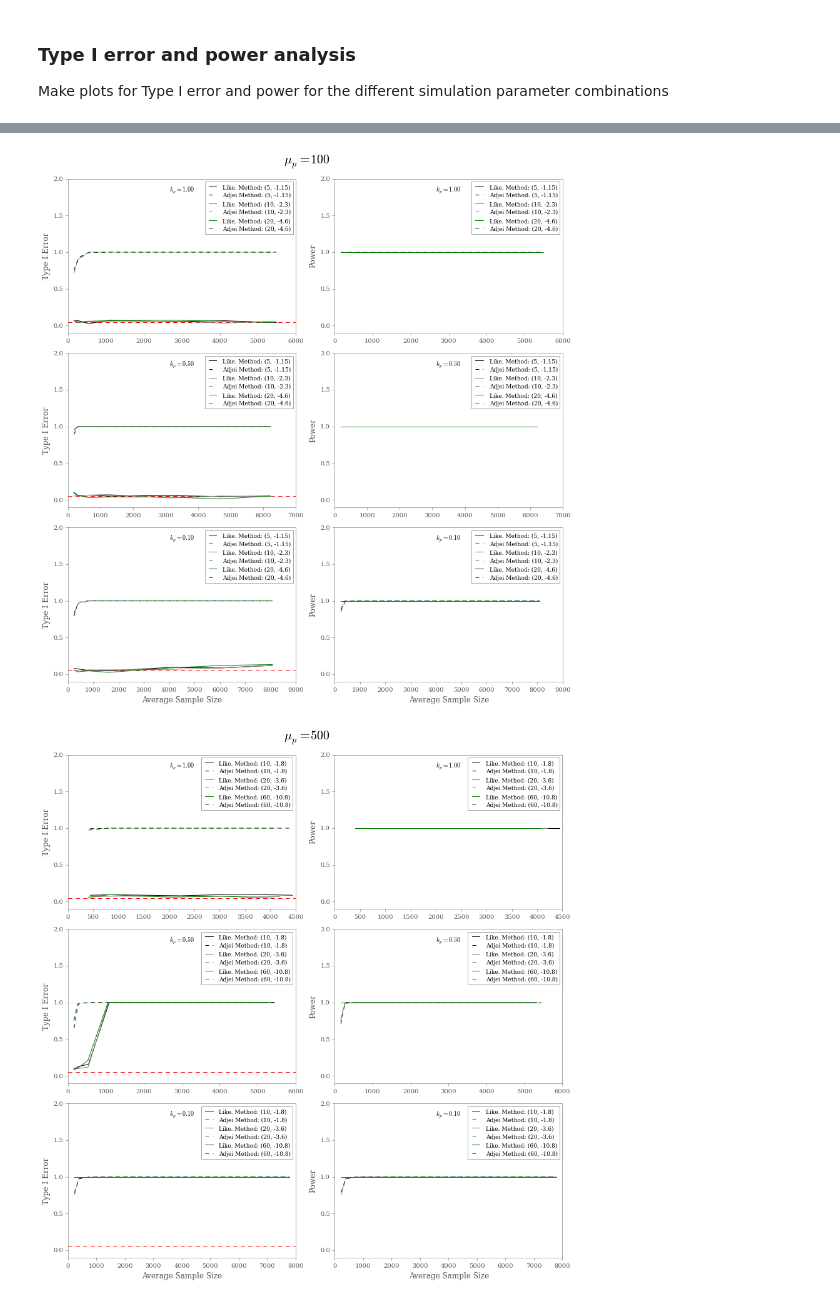
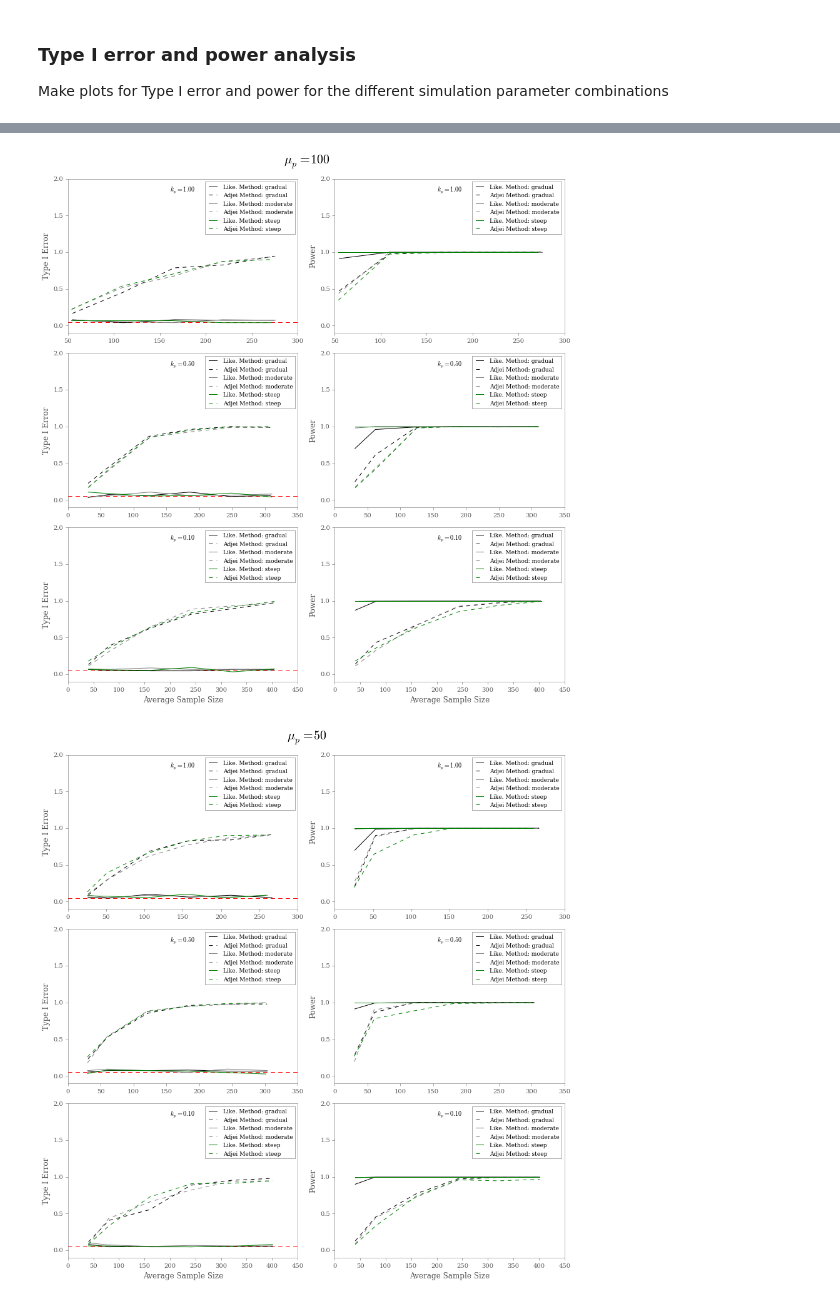
Before and after one commit to mqwilber/parasite_mortality, a Jupyter notebook: code/manuscript_plots.ipynb, the cells around one changed output, grey strips where cells are left out. Cells and saved outputs as stored; diff of their text form; code cells hidden in the pictures.

Commit message:
Made plots for different simulation tests

```diff
--- a/code/manuscript_plots.ipynb
+++ b/code/manuscript_plots.ipynb
@@ -29,11 +31,13 @@ Make plots for the manuscript simulations and the parameter LD50
 # Make plots for simulations and LDt0
 param = "ld50"
 
-mups = [10, 100, 500]
+mups = [10, 100, 50]
 ld50_vec = [[(5, -2.5), (10, -5), (20, -10)],
             [(5, -1.15), (10, -2.3), (20, -4.6)],
-            [(10, -1.8), (20, -3.6), (60, -10.8)]]
+            [(5, -1.4), (10, -2.8), (20, -5.6)]]
 ks = [1, 0.5, .1]
+ld50_descrip = ["gradual", "moderate", "steep"]
+
 colors = ["black", "grey", "green"]
 
 
@@ -74,8 +78,8 @@ for l, mup in enumerate(mups):
             adj_res = pd.DataFrame(zip(samp_adj, bias_adj, prec_adj), columns=["N", "b", "p"])
             adj_res.sort("N", inplace=True)
 
-            like_label = "Like. Method: " + str(ld50)
-            adjei_label = "Adjei Method: " + str(ld50)
+            like_label = "Like. Method: " + str(ld50_descrip[j])
+            adjei_label = "Adjei Method: " + str(ld50_descrip[j])
             bias_ax[i].plot(like_res.N, like_res.b, color=colors[j], label=like_label)
             bias_ax[i].plot(adj_res.N, adj_res.b, '--', color=colors[j], label=adjei_label)
             bias_ax[i].set_ylim(-0.1, 1)
@@ -112,12 +116,13 @@ Make plots of the simulations and the parameter $a$
 # Make
 param = "a"
 
-mups = [10, 100, 500]
+mups = [10, 100, 50]
 ld50_vec = [[(5, -2.5), (10, -5), (20, -10)],
             [(5, -1.15), (10, -2.3), (20, -4.6)],
-            [(10, -1.8), (20, -3.6), (60, -10.8)]]
+            [(5, -1.4), (10, -2.8), (20, -5.6)]]
 ks = [1, 0.5, .1]
 colors = ["black", "grey", "green"]
+ld50_descrip = ["gradual", "moderate", "steep"]
 
 
 for l, mup in enumerate(mups):
@@ -157,8 +162,8 @@ for l, mup in enumerate(mups):
             adj_res = pd.DataFrame(zip(samp_adj, bias_adj, prec_adj), columns=["N", "b", "p"])
             adj_res.sort("N", inplace=True)
 
-            like_label = "Like. Method: " + str(ld50)
-            adjei_label = "Adjei Method: " + str(ld50)
+            like_label = "Like. Method: " + str(ld50_descrip[j])
+            adjei_label = "Adjei Method: " + str(ld50_descrip[j])
             bias_ax[i].plot(like_res.N, like_res.b, color=colors[j], label=like_label)
             bias_ax[i].plot(adj_res.N, adj_res.b, '--', color=colors[j], label=adjei_label)
             bias_ax[i].set_ylim(-0.1, 1)
@@ -196,14 +205,16 @@ dat = pd.read_pickle("../results/typeIandII_analysis_results.pkl")
 # Make
 param = "p"
 
-mups = [10, 100, 500]
+mups = [10, 100, 50]
 ld50_vec = [[(5, -2.5), (10, -5), (20, -10)],
             [(5, -1.15), (10, -2.3), (20, -4.6)],
-            [(10, -1.8), (20, -3.6), (60, -10.8)]]
+            [(5, -1.4), (10, -2.8), (20, -5.6)]]
 ks = [1, 0.5, .1]
 colors = ["black", "grey", "green"]
+ld50_descrip = ["gradual", "moderate", "steep"]
 
 
+samps = [50, 100, 200, 300, 400, 500]
 for l, mup in enumerate(mups):
 
     fig, axes = plt.subplots(3, 2, figsize=(12, 12))
@@ -241,16 +252,19 @@ for l, mup in enumerate(mups):
             adj_res = pd.DataFrame(zip(samp_adj, bias_adj, prec_adj), columns=["N", "b", "p"])
             adj_res.sort("N", inplace=True)
 
-            like_label = "Like. Method: " + str(ld50)
-            adjei_label = "Adjei Method: " + str(ld50)
+            like_label = "Like. Method: " + str(ld50_descrip[j])
+            adjei_label = "Adjei Method: " + str(ld50_descrip[j])
             bias_ax[i].plot(like_res.N, like_res.b, color=colors[j], label=like_label)
             bias_ax[i].plot(adj_res.N, adj_res.b, '--', color=colors[j], label=adjei_label)
             bias_ax[i].set_ylim(-0.1, 2)
             bias_ax[i].hlines(0.05, *bias_ax[i].get_xlim(), color="red",  linestyle="dashed")
 
-            prec_ax[i].plot(like_res.N, like_res.p, color=colors[j], label=like_label)
-            prec_ax[i].plot(adj_res.N, adj_res.p, '--', color=colors[j], label=adjei_label)
-            prec_ax[i].set_ylim(-0.1, 2)
+            try:
+                prec_ax[i].plot(like_res.N, like_res.p, color=colors[j], label=like_label)
+                prec_ax[i].plot(adj_res.N, adj_res.p, '--', color=colors[j], label=adjei_label)
+                prec_ax[i].set_ylim(-0.1, 2)
+            except:
+                print([mup, ld50, k])
 
             # Set xlabels
             if prec_ax[i].is_last_row():
@@ -275,2 +289,2 @@ for l, mup in enumerate(mups):
-[figure, old version]
+[figure, new version]
-[figure, old version]
+[figure, new version]
```
Also changed, not shown: parts of 4 cells of this notebook.
